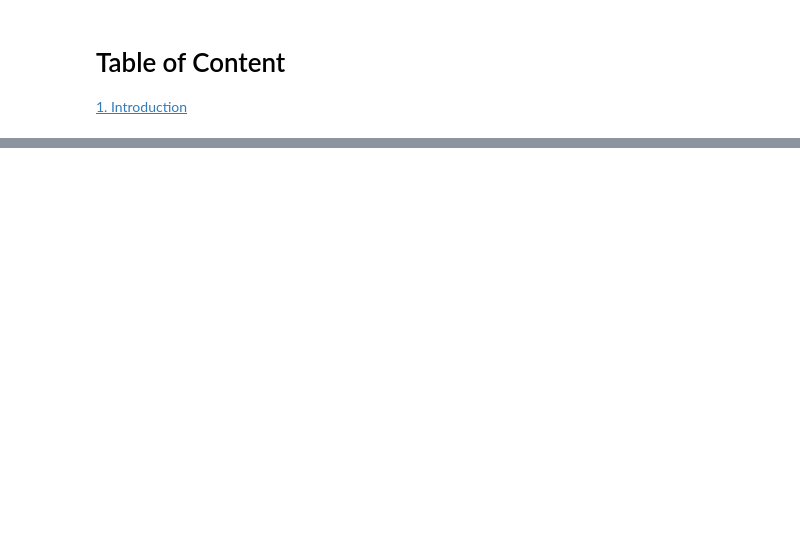
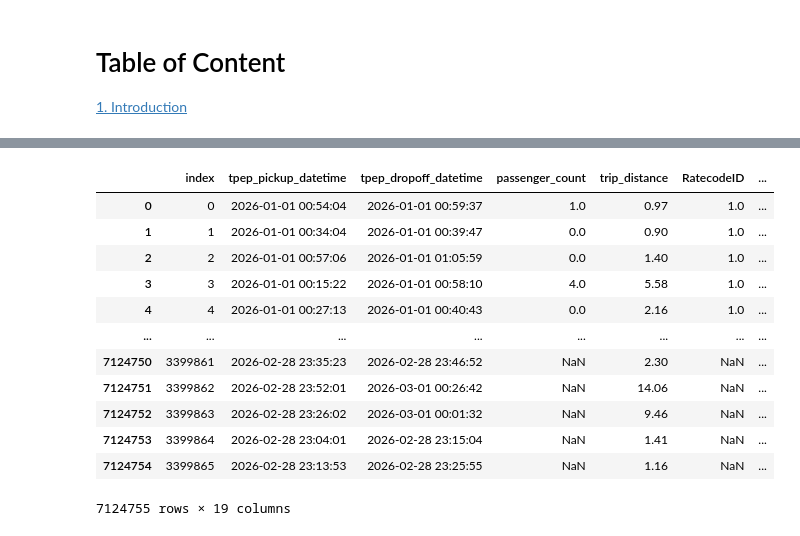
Before and after one commit to TinyHaitch/taxi_analysis, a Jupyter notebook: Untitled.ipynb, the cells around one changed output, grey strips where cells are left out. Cells and saved outputs as stored; diff of their text form; code cells hidden in the pictures; blank space fills up the shorter version.

```diff
--- a/Untitled.ipynb
+++ b/Untitled.ipynb
@@ -26,0 +131,23 @@ array(['index', 'VendorID', 'tpep_pickup_datetime',
+# %%
+usefuldata = data.copy()
+# %%
+usefuldata = usefuldata[['index', 'tpep_pickup_datetime', 'tpep_dropoff_datetime', 'passenger_count', 'trip_distance',
+                         'RatecodeID', 'store_and_fwd_flag', 'PULocationID', 'DOLocationID', 'payment_type',
+                         'fare_amount', 'extra', 'mta_tax', 'tip_amount', 'tolls_amount', 'improvement_surcharge',
+                         'total_amount', 'congestion_surcharge', 'Airport_fee',]]
+
+usefuldata
+# %% [output]
+|  | index | tpep_pickup_datetime | tpep_dropoff_datetime | passenger_count | trip_distance | RatecodeID | ... |
+| 0 | 0 | 2026-01-01 00:54:04 | 2026-01-01 00:59:37 | 1.0 | 0.97 | 1.0 | ... |
+| 1 | 1 | 2026-01-01 00:34:04 | 2026-01-01 00:39:47 | 0.0 | 0.90 | 1.0 | ... |
+| 2 | 2 | 2026-01-01 00:57:06 | 2026-01-01 01:05:59 | 0.0 | 1.40 | 1.0 | ... |
+| 3 | 3 | 2026-01-01 00:15:22 | 2026-01-01 00:58:10 | 4.0 | 5.58 | 1.0 | ... |
+| 4 | 4 | 2026-01-01 00:27:13 | 2026-01-01 00:40:43 | 0.0 | 2.16 | 1.0 | ... |
+| ... | ... | ... | ... | ... | ... | ... | ... |
+| 7124750 | 3399861 | 2026-02-28 23:35:23 | 2026-02-28 23:46:52 | NaN | 2.30 | NaN | ... |
+| 7124751 | 3399862 | 2026-02-28 23:52:01 | 2026-03-01 00:26:42 | NaN | 14.06 | NaN | ... |
+| 7124752 | 3399863 | 2026-02-28 23:26:02 | 2026-03-01 00:01:32 | NaN | 9.46 | NaN | ... |
+| 7124753 | 3399864 | 2026-02-28 23:04:01 | 2026-02-28 23:15:04 | NaN | 1.41 | NaN | ... |
+| 7124754 | 3399865 | 2026-02-28 23:13:53 | 2026-02-28 23:25:55 | NaN | 1.16 | NaN | ... |
+7124755 rows × 19 columns
```
Also changed, not shown: parts of 9 cells of this notebook.
